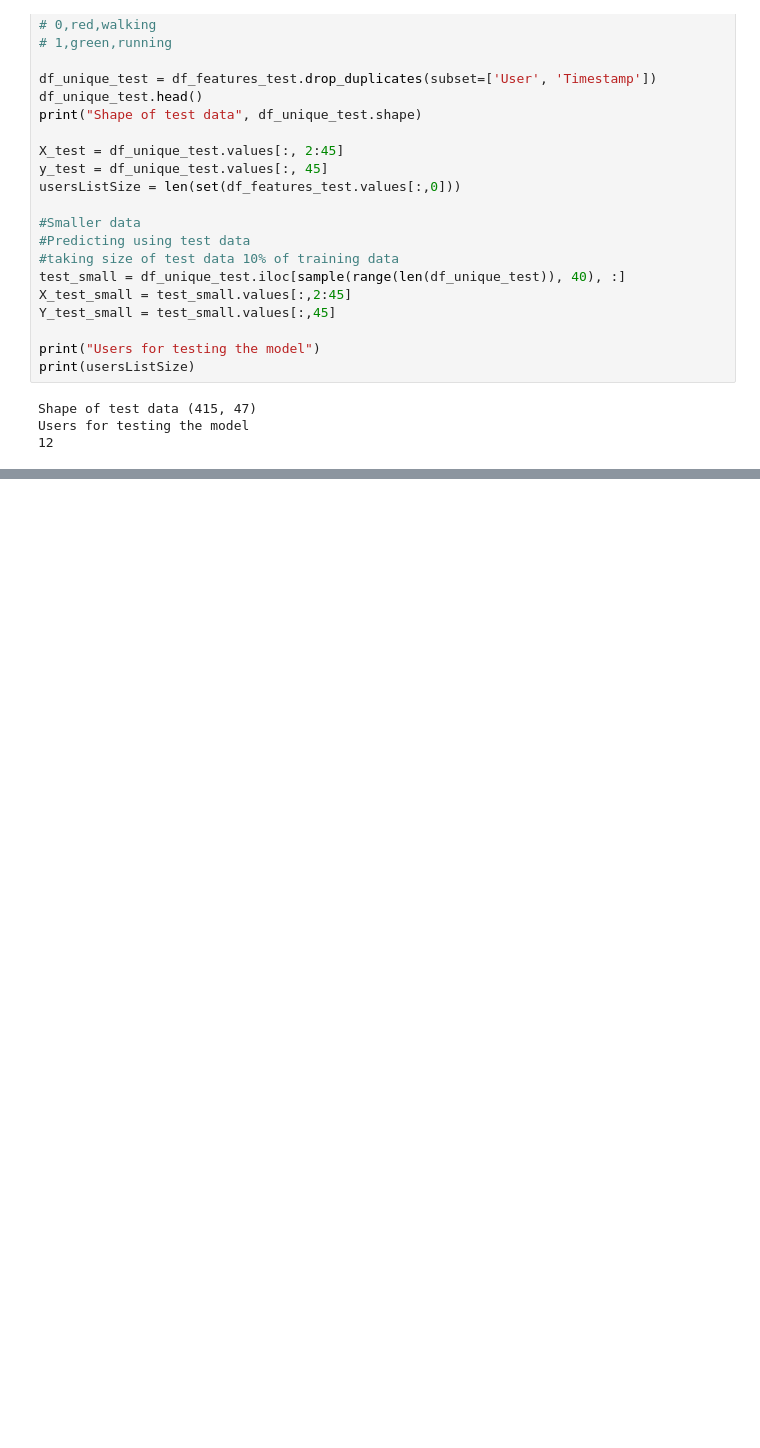
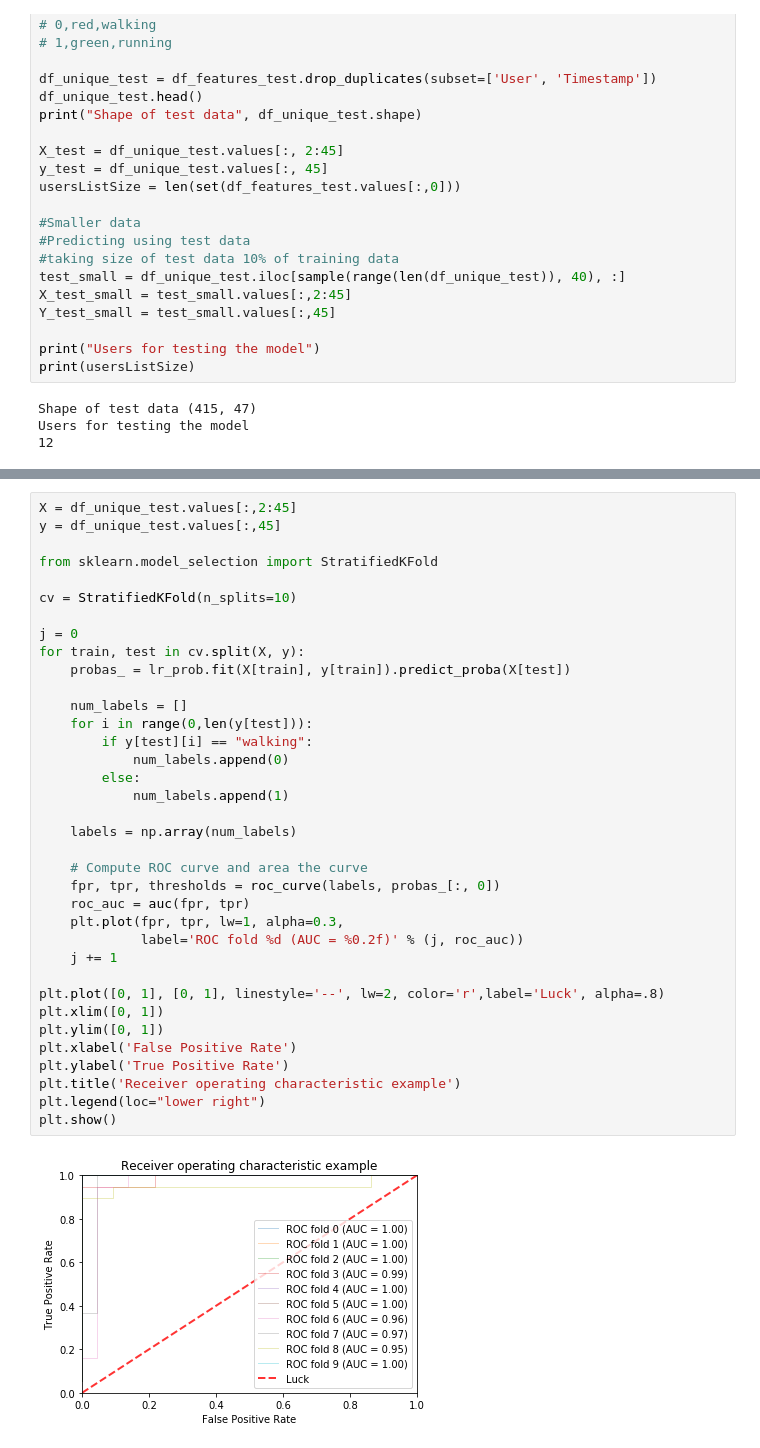
Before and after one commit to bkommineni/Activity-Recognition-Using-Sensordata, a Jupyter notebook: LogisticRegression/LogisticRegression3train12test.ipynb, the cells around one changed output, grey strips where cells are left out. Cells and saved outputs as stored; diff of their text form; blank space fills up the shorter version.

```diff
--- a/LogisticRegression/LogisticRegression3train12test.ipynb
+++ b/LogisticRegression/LogisticRegression3train12test.ipynb
@@ -252,0 +262,38 @@ plt.show()
+# %%
+X = df_unique_test.values[:,2:45]
+y = df_unique_test.values[:,45]
+
+from sklearn.model_selection import StratifiedKFold
+
+cv = StratifiedKFold(n_splits=10)
+
+j = 0
+for train, test in cv.split(X, y):
+    probas_ = lr_prob.fit(X[train], y[train]).predict_proba(X[test])
+
+    num_labels = []
+    for i in range(0,len(y[test])):
+        if y[test][i] == "walking":
+            num_labels.append(0)
+        else:
+            num_labels.append(1)
+
+    labels = np.array(num_labels)
+
+    # Compute ROC curve and area the curve
+    fpr, tpr, thresholds = roc_curve(labels, probas_[:, 0])
+    roc_auc = auc(fpr, tpr)
+    plt.plot(fpr, tpr, lw=1, alpha=0.3,
+             label='ROC fold %d (AUC = %0.2f)' % (j, roc_auc))
+    j += 1
+
+plt.plot([0, 1], [0, 1], linestyle='--', lw=2, color='r',label='Luck', alpha=.8)
+plt.xlim([0, 1])
+plt.ylim([0, 1])
+plt.xlabel('False Positive Rate')
+plt.ylabel('True Positive Rate')
+plt.title('Receiver operating characteristic example')
+plt.legend(loc="lower right")
+plt.show()
+# %% [output]
+[figure, added]
```
Also changed, not shown: parts of 9 cells of this notebook.
